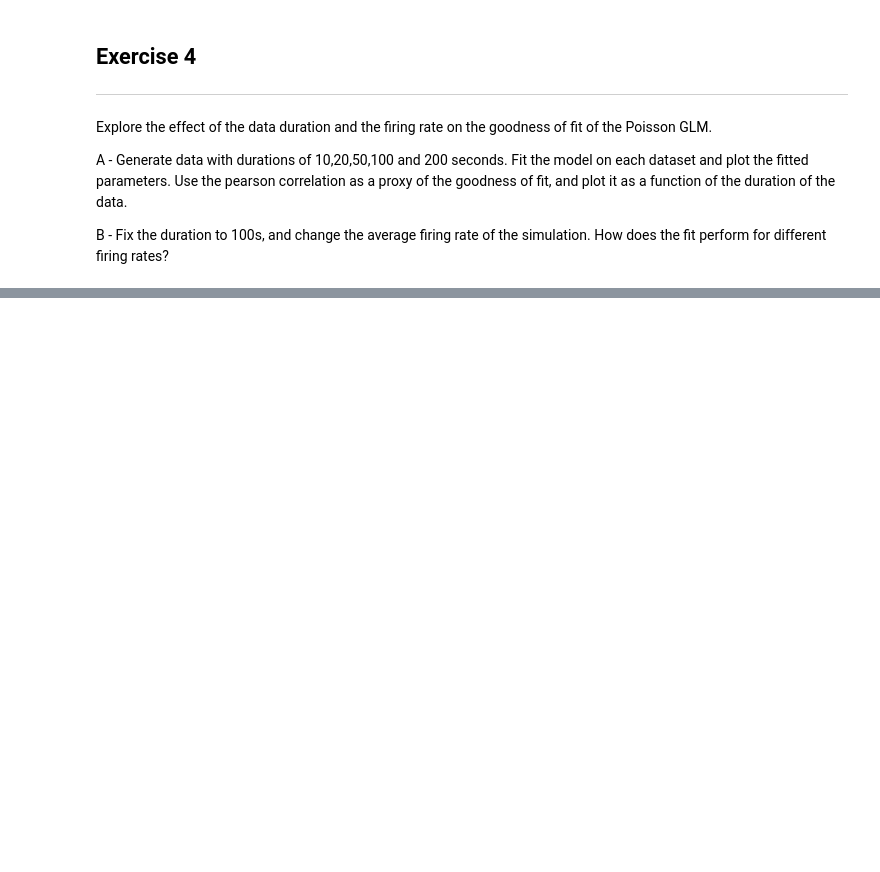
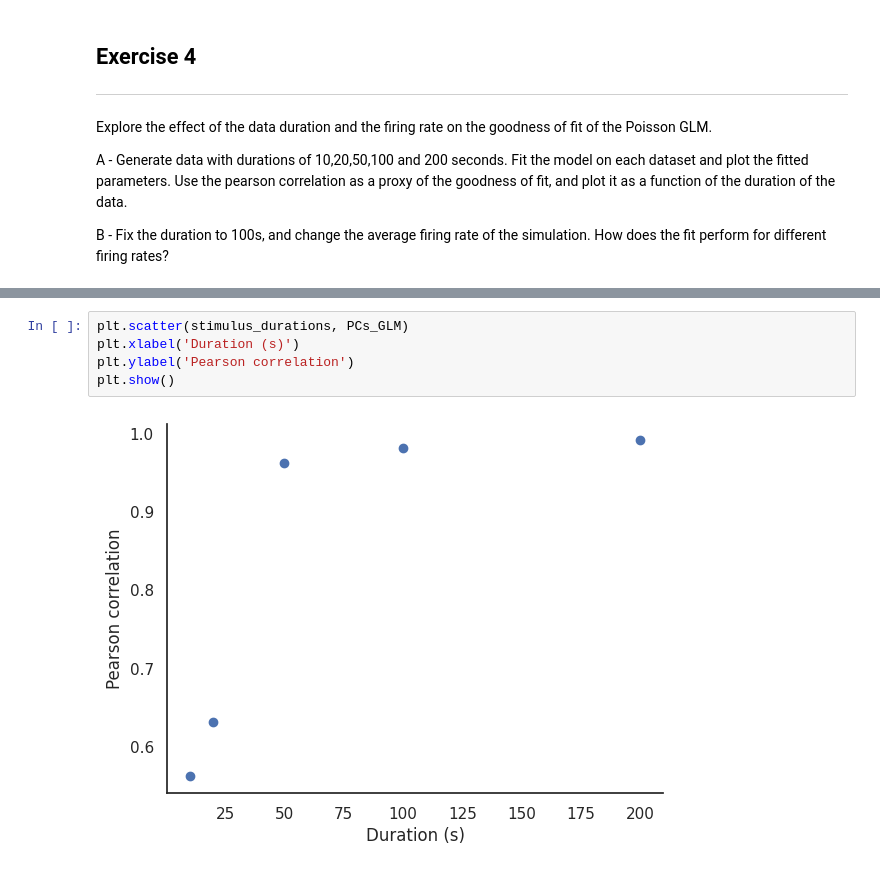
Before and after one commit to irenetiem/single-cell-analysis, a Jupyter notebook: 02-GLMs/exercises.ipynb, the cells around one changed output, grey strips where cells are left out. Saved outputs shown, nothing was run; the diff lists cells and outputs as text; blank space fills up the shorter version.

```diff
--- a/02-GLMs/exercises.ipynb
+++ b/02-GLMs/exercises.ipynb
@@ -319,0 +373,7 @@ B - Fix the duration to 100s, and change the average firing rate of the simulati
+# %%
+plt.scatter(stimulus_durations, PCs_GLM)
+plt.xlabel('Duration (s)')
+plt.ylabel('Pearson correlation')
+plt.show()
+# %% [output]
+[figure, added]
```
Also changed, not shown: parts of 5 cells of this notebook.
